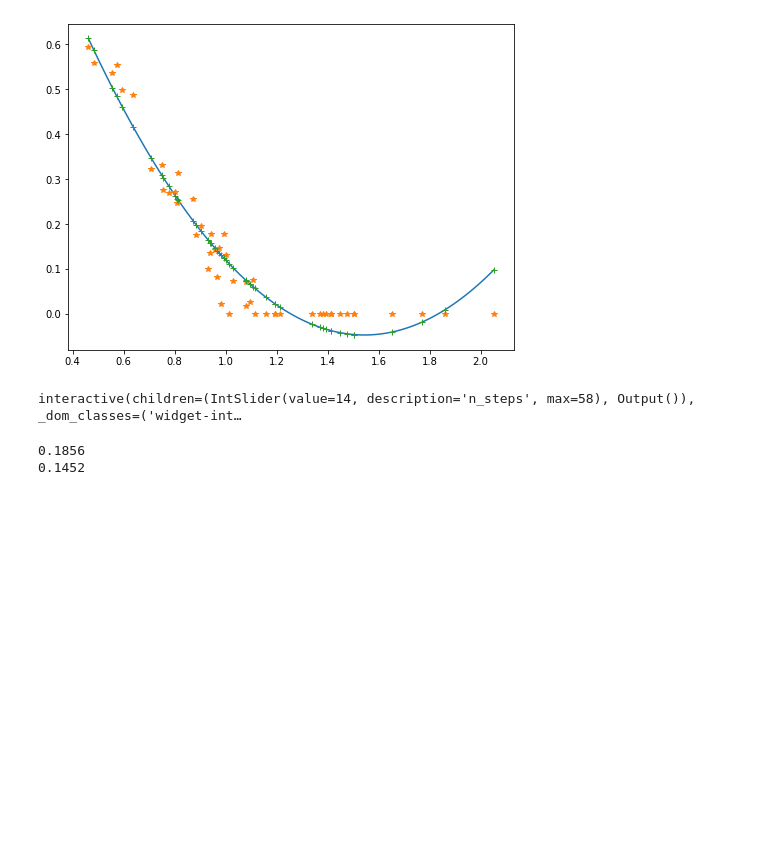
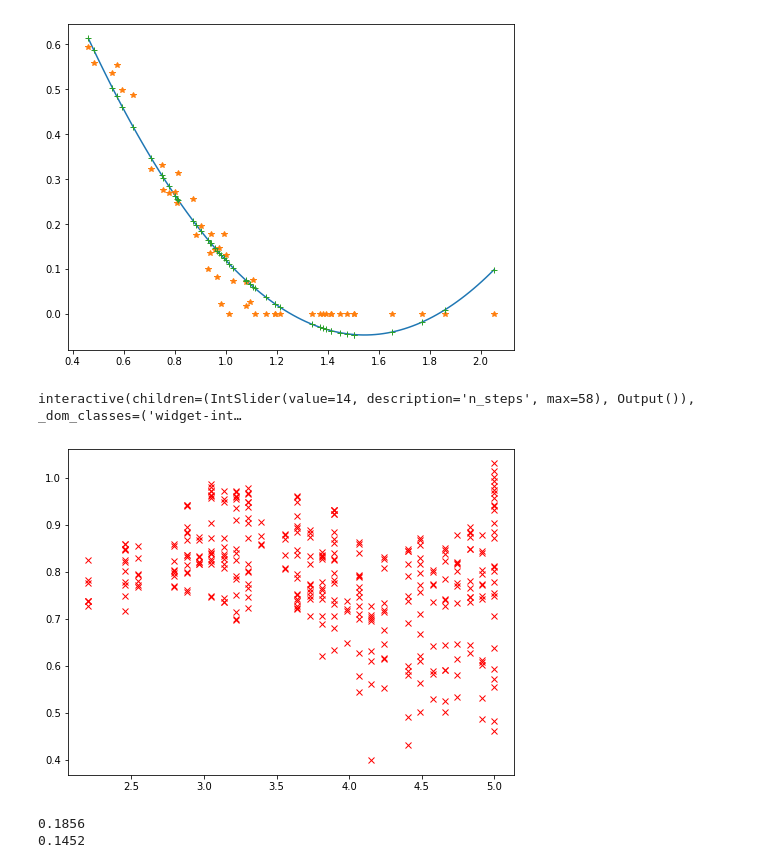
Before and after one commit to luphord/longstaff_schwartz, a Jupyter notebook: notebooks/Talk.ipynb, the cells around one changed output. Saved outputs shown, nothing was run; the diff lists cells and outputs as text; code cells hidden in the pictures; blank space fills up the shorter version.

Commit message:
plot beneficial exercises

```diff
--- a/notebooks/Talk.ipynb
+++ b/notebooks/Talk.ipynb
@@ -128,6 +128,18 @@ def step(n_steps):
     plt.plot(x[ex_idx], exercise[ex_idx], 'x', color='red');
 # %% [output]
 interactive(children=(IntSlider(value=14, description='n_steps', max=58), Output()), _dom_classes=('widget-int…
+# %%
+exercise_times = []
+exercises = []
+for i, (cashflow, x, fitted, continuation, exercise, ex_idx) in enumerate(intermediate_results):
+    for ex in x[ex_idx]:
+        exercise_times.append(t[-i-1])
+        exercises.append(ex)
+
+plt.figure(figsize=figsize)
+plt.plot(exercise_times, exercises, 'rx');
+# %% [output]
+[figure, added]
 # %%
 df = np.exp(-r * (t[1]-t[0]))
 cashflow = cashflow * df
```
